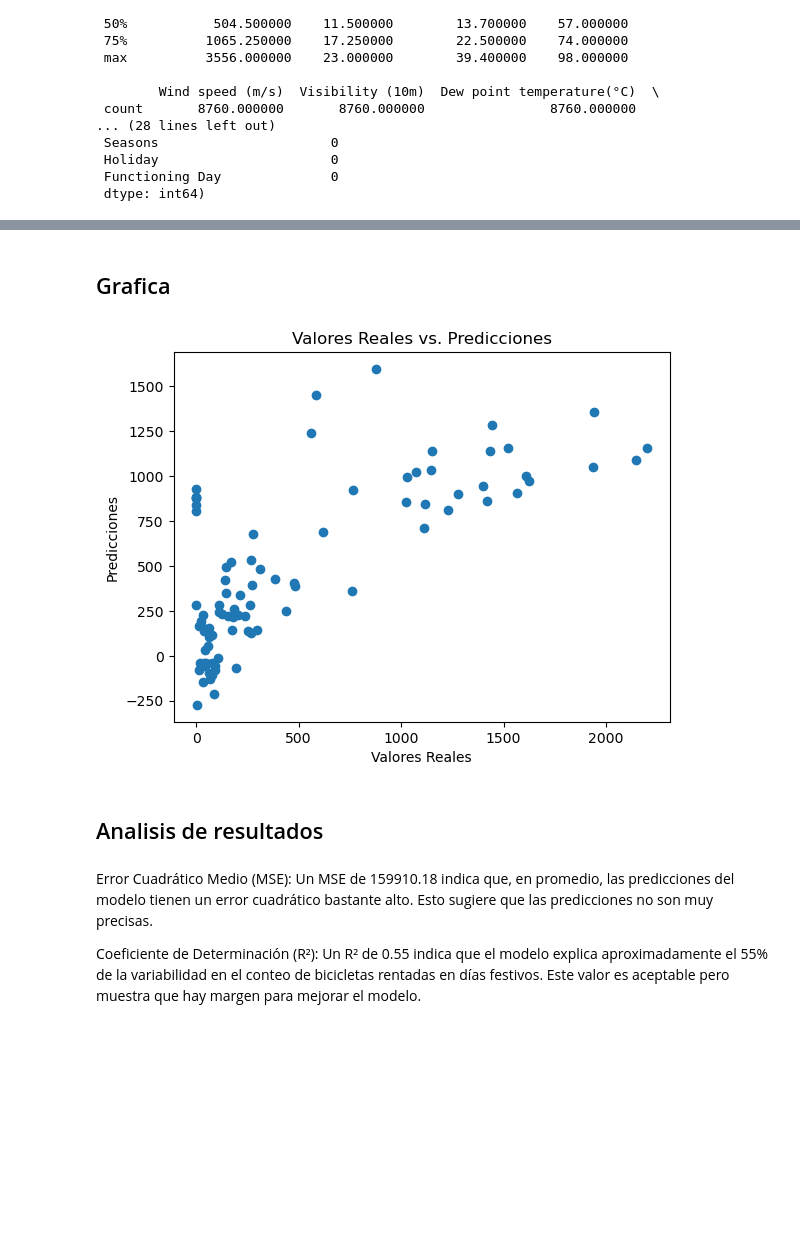
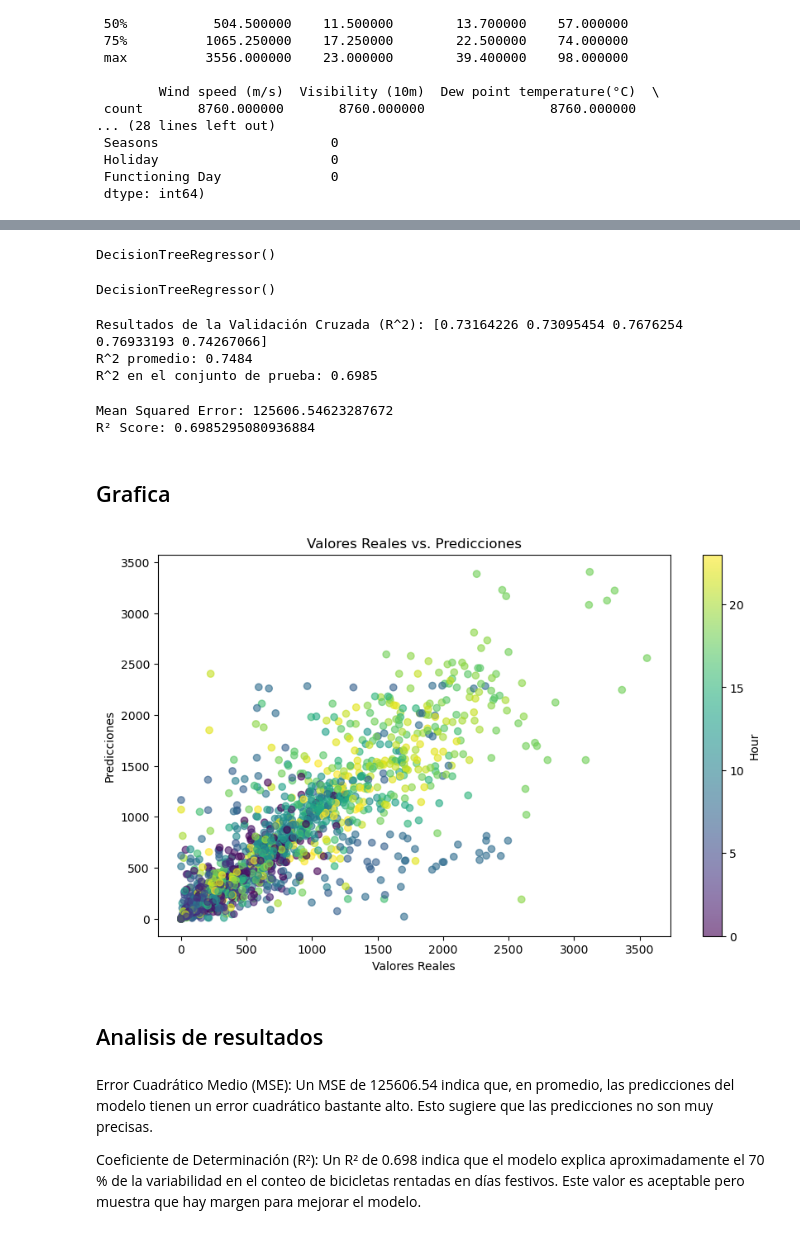
Before and after one commit to CyMartinEs/MLActividades, a Jupyter notebook: ML003/Practica 2/Practica/Practica 2(Regresion).ipynb, the cells around one changed output, grey strips where cells are left out. Drawn from its saved outputs; the diff is of its cells as text; code cells hidden in the pictures; blank space fills up the shorter version.

Commit message:
modificaciones grafica
cambios grafica,  modelo de entrenamiento

```diff
--- a/ML003/Practica 2/Practica/Practica 2(Regresion).ipynb
+++ b/ML003/Practica 2/Practica/Practica 2(Regresion).ipynb
@@ -135,12 +143,0 @@ El mejor modelo es: Decision Tree Regression con R^2 = 0.3144
-# %%
-# Separar las características (features) de la variable objetivo (target)
-# Filtrar los datos para días festivos
-holiday_df = df[df['Holiday'] == 'Holiday']
-
-# Separar las características (features) de la variable objetivo (target)
-# Eliminar columnas que no se utilizarán
-X = holiday_df.drop(['Rented Bike Count', 'Date', 'Seasons', 'Holiday', 'Functioning Day'], axis=1)
-y = holiday_df['Rented Bike Count']
-
-# Convertir características categóricas a variables dummy
-X = pd.get_dummies(X, drop_first=True)
@@ -175,21 +146,71 @@ R² Score: 0.548896884499194
+# %%
+# Entrenar el mejor modelo en todo el conjunto de datos
+mejor_modelo.fit(X, y)
+# %% [output]
+DecisionTreeRegressor()
+# %%
+# Dividir en conjunto de entrenamiento y prueba
+X_entrenamiento, X_prueba, y_entrenamiento, y_prueba = train_test_split(X, y, test_size=0.2, random_state=42)
+
+# utilizamos el mejor modelo de regresión,  árbol de decisión
+modelo = DecisionTreeRegressor()
+
+# Validación cruzada
+r2_datos = cross_val_score(modelo, X_entrenamiento, y_entrenamiento, cv=5, scoring='r2')
+
+# Entrenar el modelo en todo el conjunto de datos de entrenamiento
+modelo.fit(X_entrenamiento, y_entrenamiento)
+# %% [output]
+DecisionTreeRegressor()
+# %%
+# Evaluar el modelo en el conjunto de prueba
+y_proyeccion = modelo.predict(X_prueba)
+prueba_r2 = r2_score(y_prueba, y_proyeccion)
+
+# Mostrar resultados
+print(f"Resultados de la Validación Cruzada (R^2): {r2_datos}")
+print(f"R^2 promedio: {r2_datos.mean():.4f}")
+print(f"R^2 en el conjunto de prueba: {prueba_r2:.4f}")
+# %% [output]
+Resultados de la Validación Cruzada (R^2): [0.73164226 0.73095454 0.7676254  0.76933193 0.74267066]
+R^2 promedio: 0.7484
+R^2 en el conjunto de prueba: 0.6985
+# %%
+#Evaluar el Modelo
+#Evaluamos el rendimiento del modelo calculando el error cuadrático medio (MSE) y el coeficiente de determinación (R²).
+# Calcular el error cuadrático medio
+mse = mean_squared_error(y_prueba, y_proyeccion)
+print(f"Mean Squared Error: {mse}")
+
+# Calcular el coeficiente de determinación (R²)
+#r2 = r2_score(y_test, y_pred)
+print(f"R² Score: {prueba_r2}")
+# %% [output]
+Mean Squared Error: 125606.54623287672
+R² Score: 0.6985295080936884
 # %% [markdown]
 <h2> Grafica </h2>
 # %%
-# Resultados con un gráfico de dispersión de los valores reales frente a las predicciones
-plt.scatter(y_test, y_pred)
+# Crear el gráfico de dispersión coloreando según la variable 'Hour'
+plt.figure(figsize=(10, 6))
+scatter = plt.scatter(y_prueba, y_proyeccion, c=X_prueba['Hour'], cmap='viridis', alpha=0.6)
 plt.xlabel('Valores Reales')
 plt.ylabel('Predicciones')
 plt.title('Valores Reales vs. Predicciones')
+# Añadir barra de color
+cbar = plt.colorbar(scatter)
+cbar.set_label('Hour')
+# Guardar y mostrar el gráfico
 plt.savefig("C:/Users/PC/Documents/GitHub/GitFlow-en-Github/ML003/Practica 2/Practica/GraficaDispersionRealvsPred.png")
 plt.show()
 plt.close()
 # %% [output]
-[figure, old version]
+[figure, new version]
 # %% [markdown]
 <h2> Analisis de resultados </h2>
 # %% [markdown]
- <t2>   Error Cuadrático Medio (MSE): Un MSE de 159910.18 indica que, en promedio,
+ <t2>   Error Cuadrático Medio (MSE): Un MSE de 125606.54 indica que, en promedio,
 las predicciones del modelo tienen un error cuadrático bastante alto. Esto sugiere que las predicciones no son muy precisas.
 
-Coeficiente de Determinación (R²): Un R² de 0.55 indica que el modelo explica aproximadamente el 55% de la variabilidad en el conteo de bicicletas rentadas en días festivos.
+Coeficiente de Determinación (R²): Un R² de 0.698 indica que el modelo explica aproximadamente el 70 % de la variabilidad en el conteo de bicicletas rentadas en días festivos.
 Este valor es aceptable pero muestra que hay margen para mejorar el modelo.   </t2>
```
Also changed, not shown: parts of 19 cells of this notebook, 1 other file.
